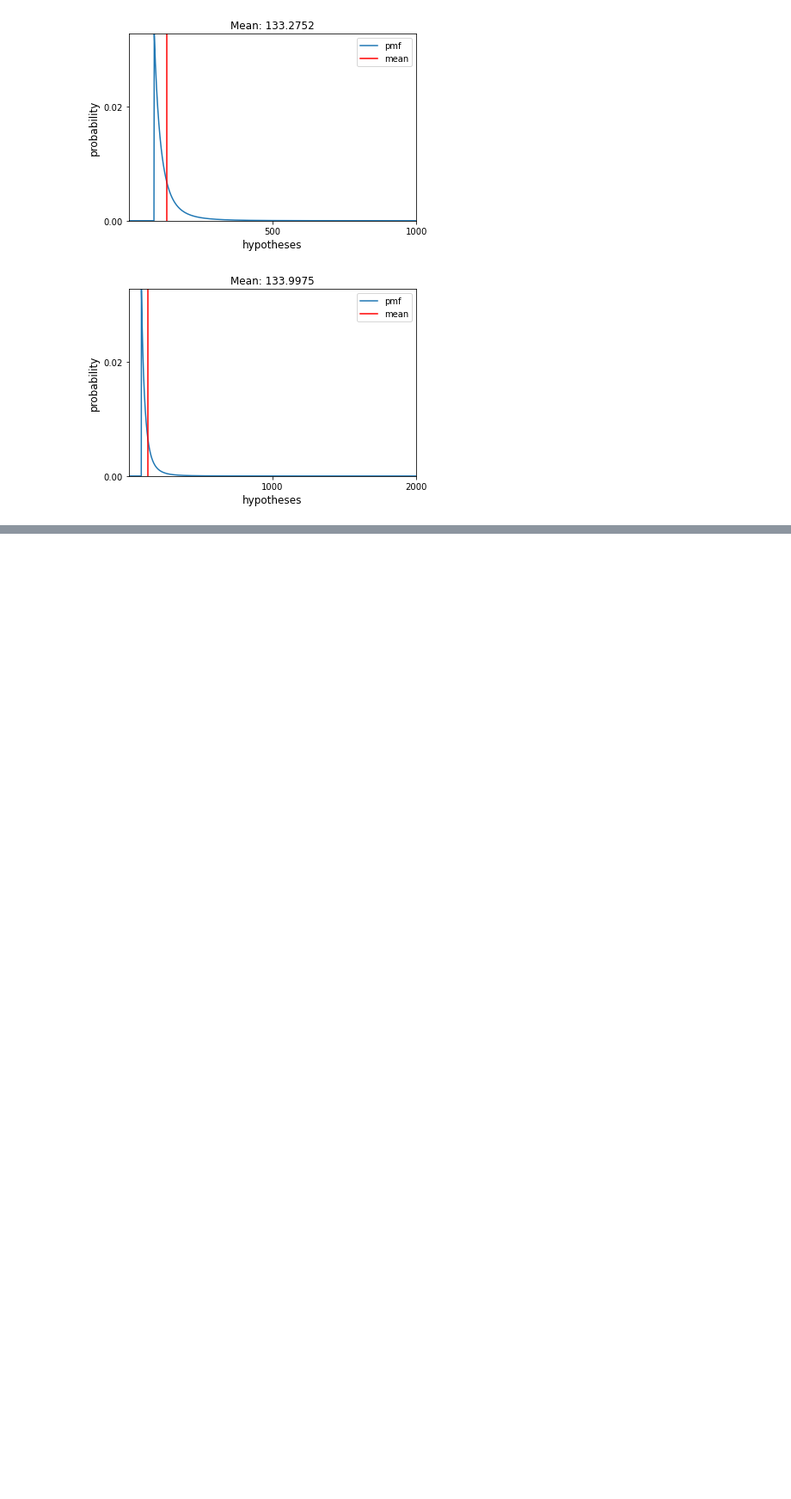
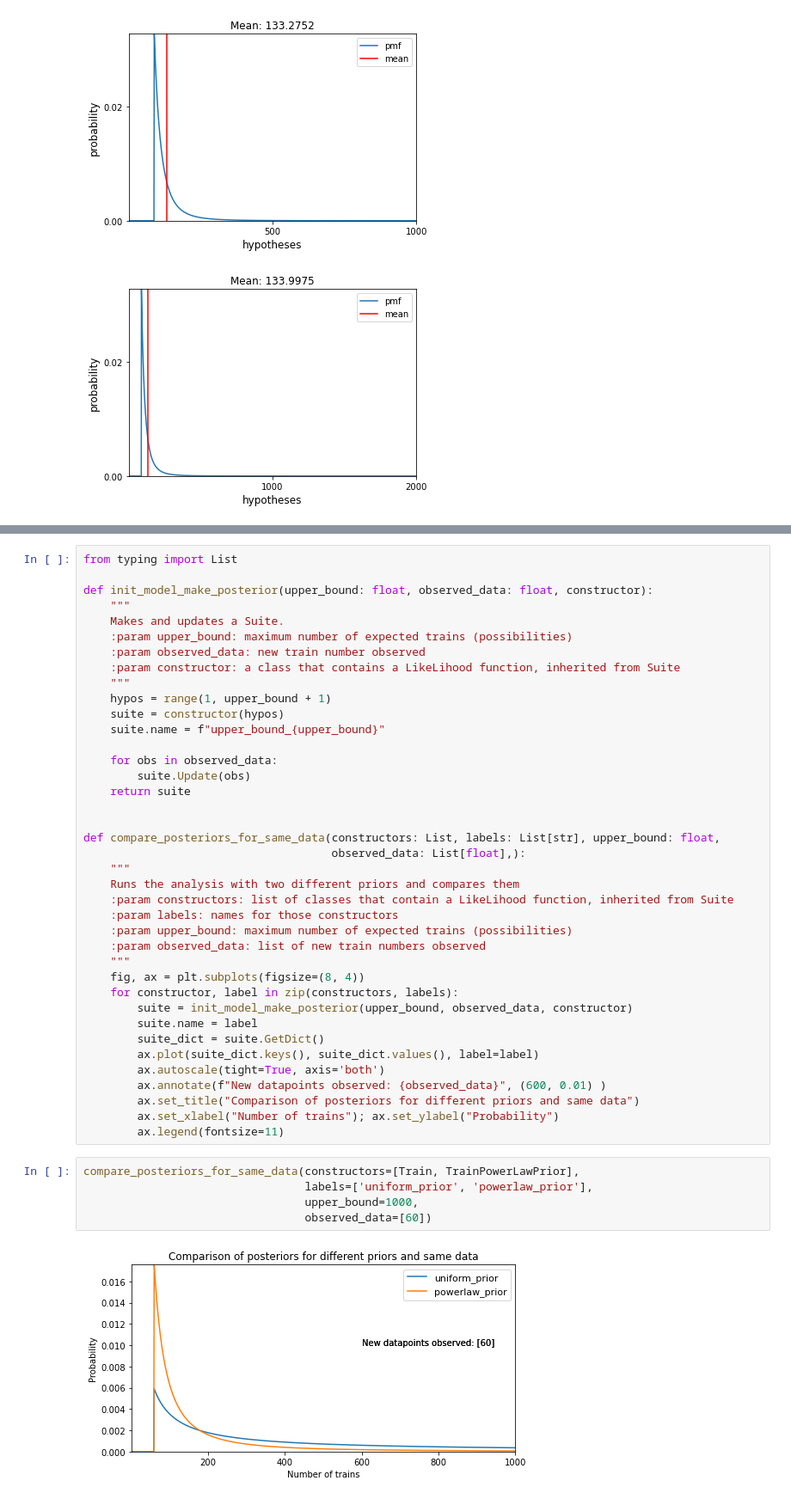
Before and after one commit to carlosjuribe/Think_Bayes, a Jupyter notebook: 03_estimation.ipynb, the cells around one changed output, grey strips where cells are left out. Shown at 86% size. Drawn from its saved outputs; the diff is of its cells as text; blank space fills up the shorter version.

Commit message:
add new functions for nice plotting of CIs

```diff
--- a/03_estimation.ipynb
+++ b/03_estimation.ipynb
@@ -320,0 +327,46 @@ Now the differences are much smaller, even in the decimals for assuming a 1000-t
+# %%
+from typing import List
+
+def init_model_make_posterior(upper_bound: float, observed_data: float, constructor):
+    """
+    Makes and updates a Suite.
+    :param upper_bound: maximum number of expected trains (possibilities)
+    :param observed_data: new train number observed
+    :param constructor: a class that contains a LikeLihood function, inherited from Suite
+    """
+    hypos = range(1, upper_bound + 1)
+    suite = constructor(hypos)
+    suite.name = f"upper_bound_{upper_bound}"
+
+    for obs in observed_data:
+        suite.Update(obs)
+    return suite
+
+
+def compare_posteriors_for_same_data(constructors: List, labels: List[str], upper_bound: float,
+                                     observed_data: List[float],):
+    """
+    Runs the analysis with two different priors and compares them
+    :param constructors: list of classes that contain a LikeLihood function, inherited from Suite
+    :param labels: names for those constructors
+    :param upper_bound: maximum number of expected trains (possibilities)
+    :param observed_data: list of new train numbers observed
+    """
+    fig, ax = plt.subplots(figsize=(8, 4))
+    for constructor, label in zip(constructors, labels):
+        suite = init_model_make_posterior(upper_bound, observed_data, constructor)
+        suite.name = label
+        suite_dict = suite.GetDict()
+        ax.plot(suite_dict.keys(), suite_dict.values(), label=label)
+        ax.autoscale(tight=True, axis='both')
+        ax.annotate(f"New datapoints observed: {observed_data}", (600, 0.01) )
+        ax.set_title("Comparison of posteriors for different priors and same data")
+        ax.set_xlabel("Number of trains"); ax.set_ylabel("Probability")
+        ax.legend(fontsize=11)
+# %%
+compare_posteriors_for_same_data(constructors=[Train, TrainPowerLawPrior],
+                                 labels=['uniform_prior', 'powerlaw_prior'],
+                                 upper_bound=1000,
+                                 observed_data=[60])
+# %% [output]
+[figure, added]
```
Also changed, not shown: parts of 22 cells of this notebook, 1 other file.
